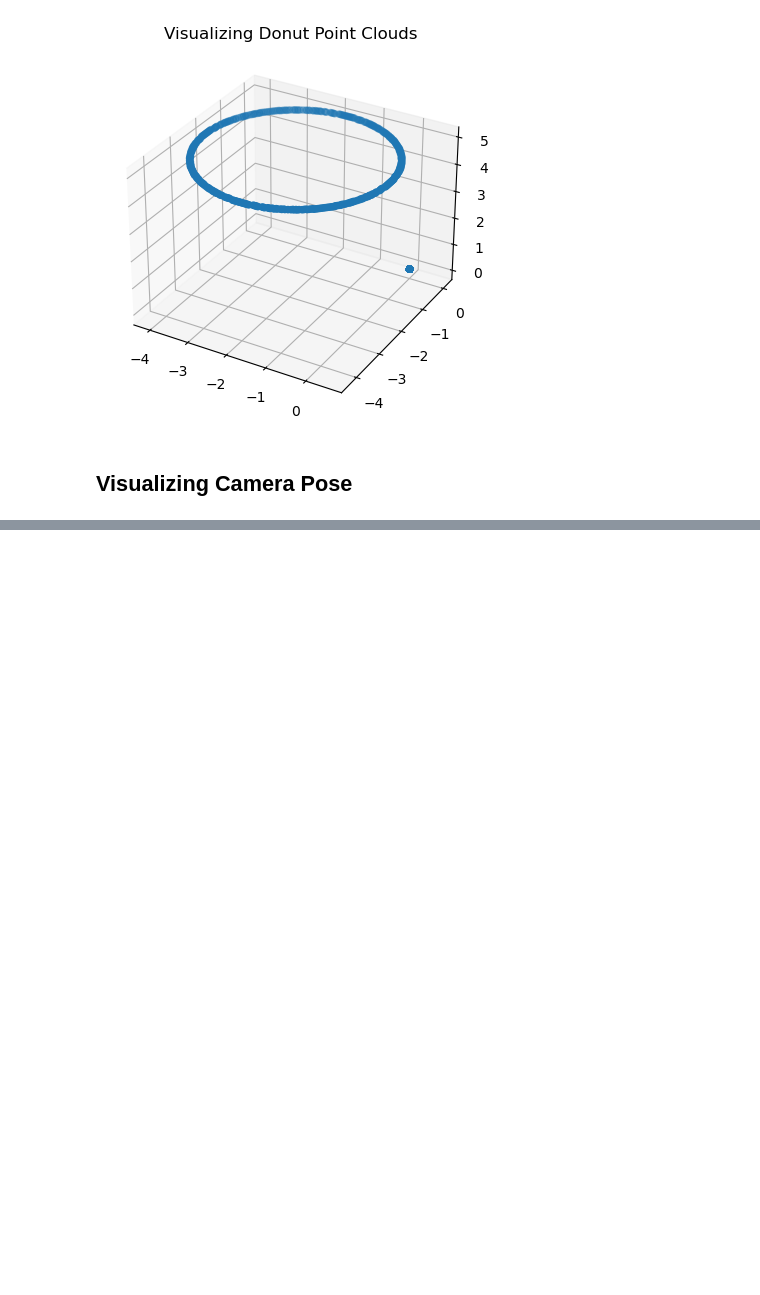
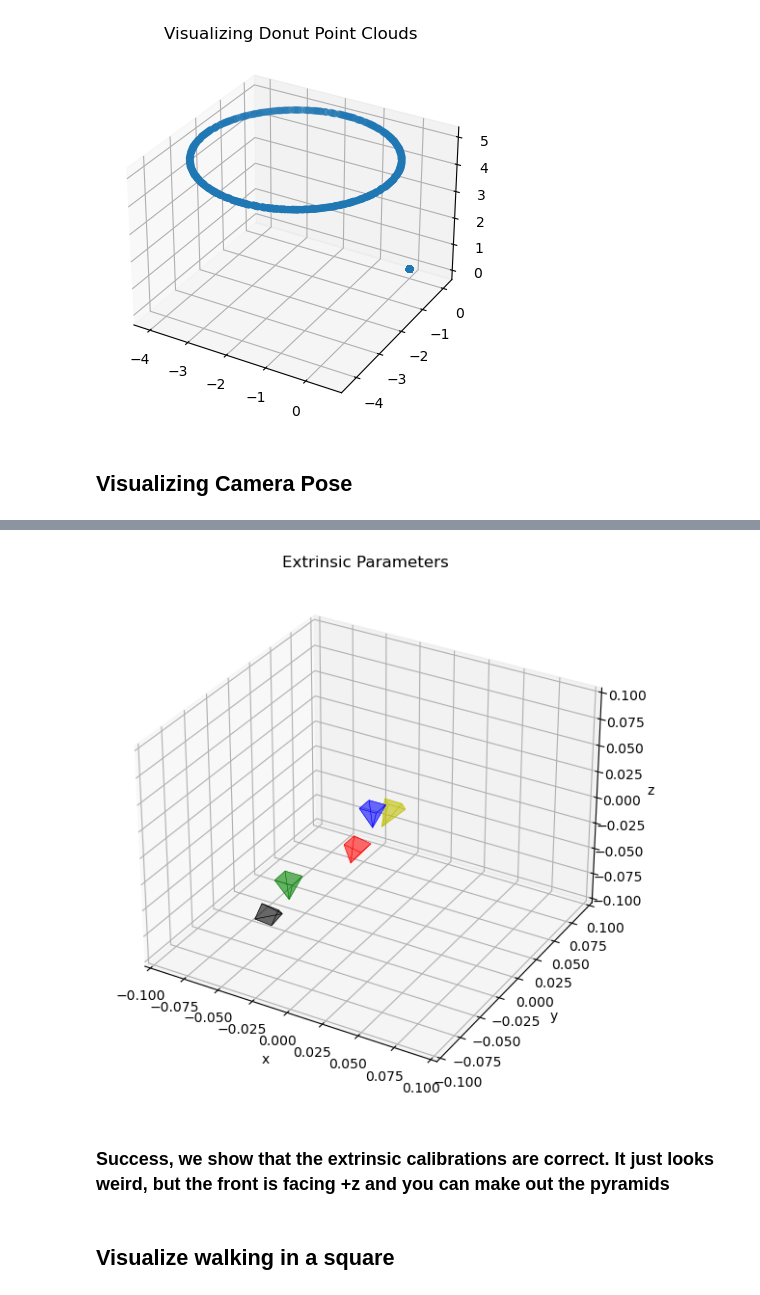
Before and after one commit to dangthanhan507/Hololens-Project, a Jupyter notebook: notebooks/phase_unwrap/Understanding_HL_3D_CV.ipynb, the cells around one changed output, grey strips where cells are left out. Drawn from its saved outputs; the diff is of its cells as text; code cells hidden in the pictures; blank space fills up the shorter version.

```diff
--- a/notebooks/phase_unwrap/Understanding_HL_3D_CV.ipynb
+++ b/notebooks/phase_unwrap/Understanding_HL_3D_CV.ipynb
@@ -88,0 +110,18 @@ plt.show()
+# %%
+CALIB_PATH = '/home/andang/workspace/Computational_Vision/HL2/Hololens-Project/datasets/test/'
+def get_all_calibration():
+    calib_pv = hl2ss_3dcv._load_calibration_pv(CALIB_PATH+'calibrations/personal_video')
+    calib_lt = hl2ss_3dcv._load_calibration_rm_depth_longthrow(CALIB_PATH+'calibrations/rm_depth_longthrow')
+    calib_ahat = hl2ss_3dcv._load_calibration_rm_depth_ahat(CALIB_PATH+'calibrations/rm_depth_ahat')
+    calib_rf = hl2ss_3dcv._load_calibration_rm_vlc(CALIB_PATH+'calibrations/rm_vlc_rightfront')
+    calib_lf = hl2ss_3dcv._load_calibration_rm_vlc(CALIB_PATH+'calibrations/rm_vlc_leftfront')
+    calib_rr = hl2ss_3dcv._load_calibration_rm_vlc(CALIB_PATH+'calibrations/rm_vlc_rightright')
+    calib_lr = hl2ss_3dcv._load_calibration_rm_vlc(CALIB_PATH+'calibrations/rm_vlc_leftleft')
+
+    uv2xy = hl2ss_3dcv.compute_uv2xy(calib_lt.intrinsics, hl2ss.Parameters_RM_DEPTH_LONGTHROW.WIDTH, hl2ss.Parameters_RM_DEPTH_LONGTHROW.HEIGHT)
+    xy1, scale = hl2ss_3dcv.rm_depth_compute_rays(uv2xy, calib_lt.scale)
+
+    #return all calibrations + xy1 + scale
+    return calib_pv, calib_ahat, calib_lt, calib_lf, calib_rf, calib_lr, calib_rr, xy1, scale
+# %%
+calib_pv, calib_ahat, calib_lt, calib_lf, calib_rf, calib_lr, calib_rr, xy, scale = get_all_calibration()
@@ -88,0 +132,20 @@ plt.show()
+# %%
+scale = .1
+visualizer = CameraPoseVisualizer([-scale, scale], [-scale, scale], [-scale, scale])
+
+#extrinsic is 4x4
+visualizer.extrinsic2pyramid(np.linalg.inv(calib_lt.extrinsics).T, 'r', focal_len_scaled=0.02)
+# visualizer.extrinsic2pyramid(np.linalg.inv(calib_lt.extrinsics).T, 'm', focal_len_scaled=0.02)
+
+visualizer.extrinsic2pyramid(np.linalg.inv(calib_lf.extrinsics).T, 'b', focal_len_scaled=0.02)
+visualizer.extrinsic2pyramid(np.linalg.inv(calib_lr.extrinsics).T, 'y', focal_len_scaled=0.02)
+
+visualizer.extrinsic2pyramid(np.linalg.inv(calib_rf.extrinsics).T, 'g', focal_len_scaled=0.02)
+visualizer.extrinsic2pyramid(np.linalg.inv(calib_rr.extrinsics).T, 'k', focal_len_scaled=0.02)
+visualizer.show()
+# %% [output]
+[figure, added]
+# %% [markdown]
+### Success, we show that the extrinsic calibrations are correct. It just looks weird, but the front is facing +z and you can make out the pyramids
+# %% [markdown]
+## Visualize walking in a square
```
Also changed, not shown: parts of 6 cells of this notebook, 2 other files.
